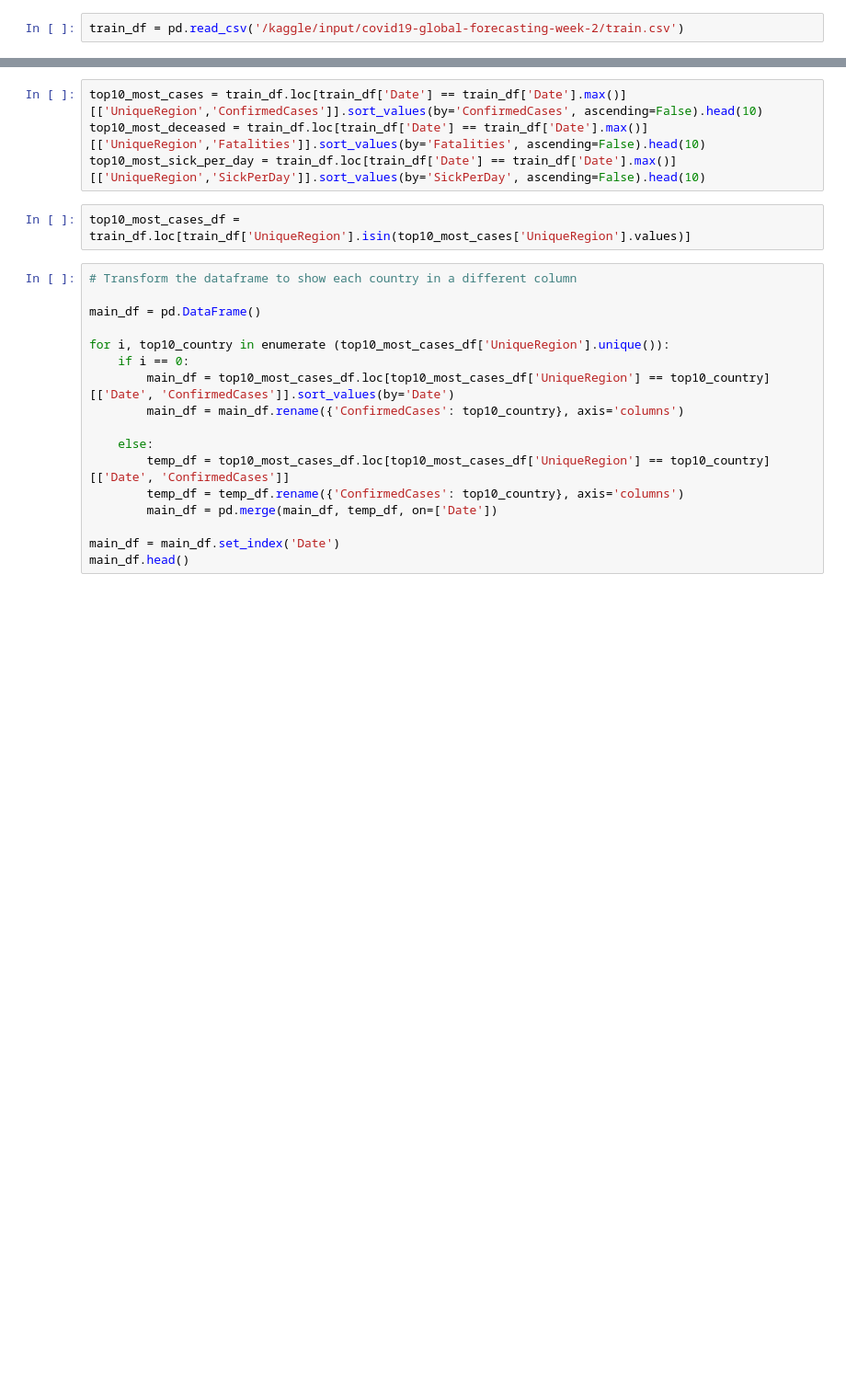
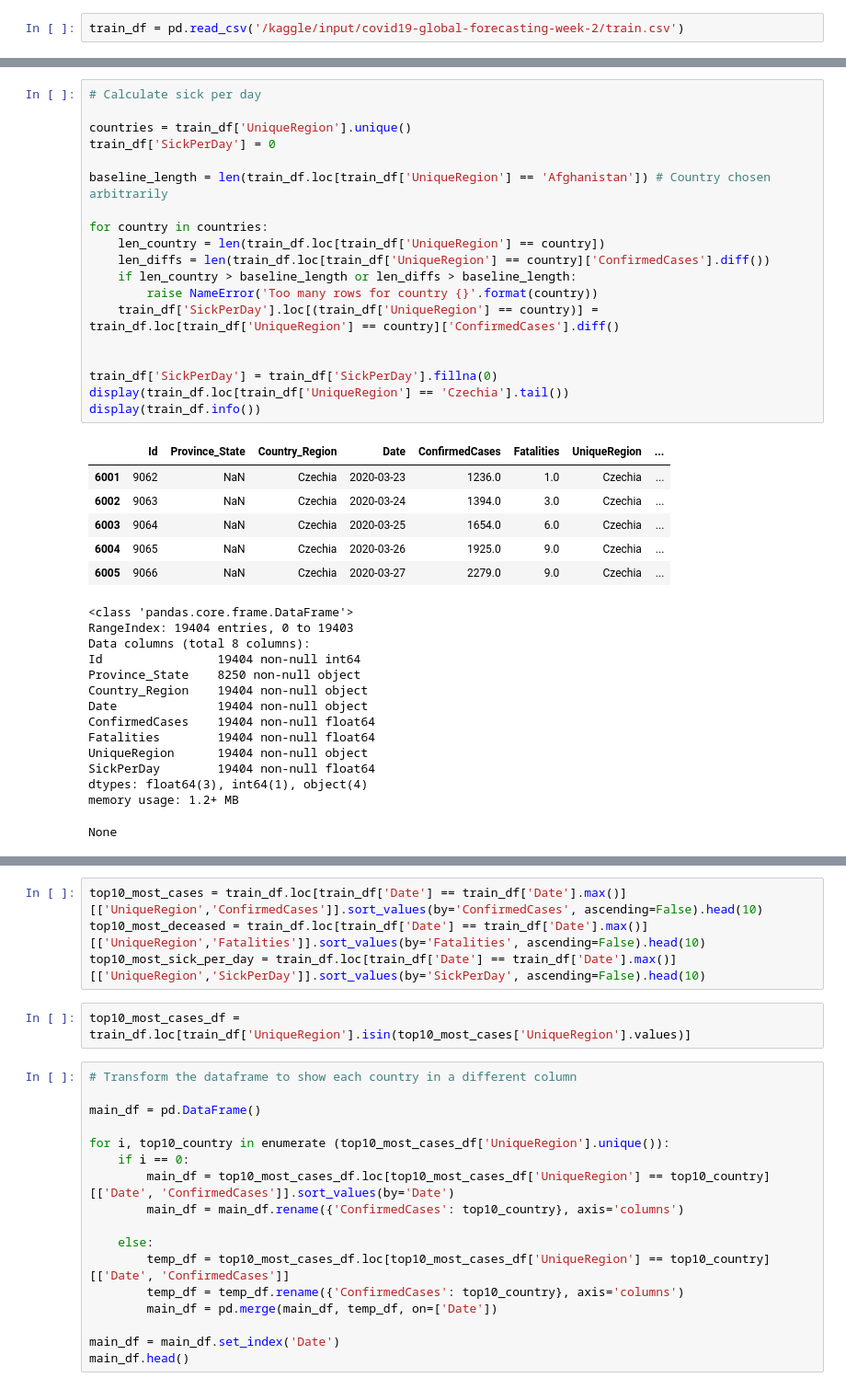
Before and after one commit to hochmuth/Kaggle_COVID_19, a Jupyter notebook: COVID19 - April 2020 Forecast.ipynb, the cells around one changed output, grey strips where cells are left out. Shown at 92% size. Saved outputs shown, nothing was run; the diff lists cells and outputs as text; blank space fills up the shorter version.

```diff
--- a/COVID19 - April 2020 Forecast.ipynb
+++ b/COVID19 - April 2020 Forecast.ipynb
@@ -67,0 +95,40 @@ timetrend_deceased = sns.lineplot(train_df['Date'], train_df['Fatalities'])
+# %%
+# Calculate sick per day
+
+countries = train_df['UniqueRegion'].unique()
+train_df['SickPerDay'] = 0
+
+baseline_length = len(train_df.loc[train_df['UniqueRegion'] == 'Afghanistan']) # Country chosen arbitrarily
+
+for country in countries:
+    len_country = len(train_df.loc[train_df['UniqueRegion'] == country])
+    len_diffs = len(train_df.loc[train_df['UniqueRegion'] == country]['ConfirmedCases'].diff())
+    if len_country > baseline_length or len_diffs > baseline_length:
+        raise NameError('Too many rows for country {}'.format(country))
+    train_df['SickPerDay'].loc[(train_df['UniqueRegion'] == country)] = train_df.loc[train_df['UniqueRegion'] == country]['ConfirmedCases'].diff()
+
+
+train_df['SickPerDay'] = train_df['SickPerDay'].fillna(0)
+display(train_df.loc[train_df['UniqueRegion'] == 'Czechia'].tail())
+display(train_df.info())
+# %% [output]
+|  | Id | Province_State | Country_Region | Date | ConfirmedCases | Fatalities | UniqueRegion | ... |
+| 6001 | 9062 | NaN | Czechia | 2020-03-23 | 1236.0 | 1.0 | Czechia | ... |
+| 6002 | 9063 | NaN | Czechia | 2020-03-24 | 1394.0 | 3.0 | Czechia | ... |
+| 6003 | 9064 | NaN | Czechia | 2020-03-25 | 1654.0 | 6.0 | Czechia | ... |
+| 6004 | 9065 | NaN | Czechia | 2020-03-26 | 1925.0 | 9.0 | Czechia | ... |
+| 6005 | 9066 | NaN | Czechia | 2020-03-27 | 2279.0 | 9.0 | Czechia | ... |
+<class 'pandas.core.frame.DataFrame'>
+RangeIndex: 19404 entries, 0 to 19403
+Data columns (total 8 columns):
+Id                19404 non-null int64
+Province_State    8250 non-null object
+Country_Region    19404 non-null object
+Date              19404 non-null object
+ConfirmedCases    19404 non-null float64
+Fatalities        19404 non-null float64
+UniqueRegion      19404 non-null object
+SickPerDay        19404 non-null float64
+dtypes: float64(3), int64(1), object(4)
+memory usage: 1.2+ MB
+None
```
Also changed, not shown: parts of 20 cells of this notebook.
